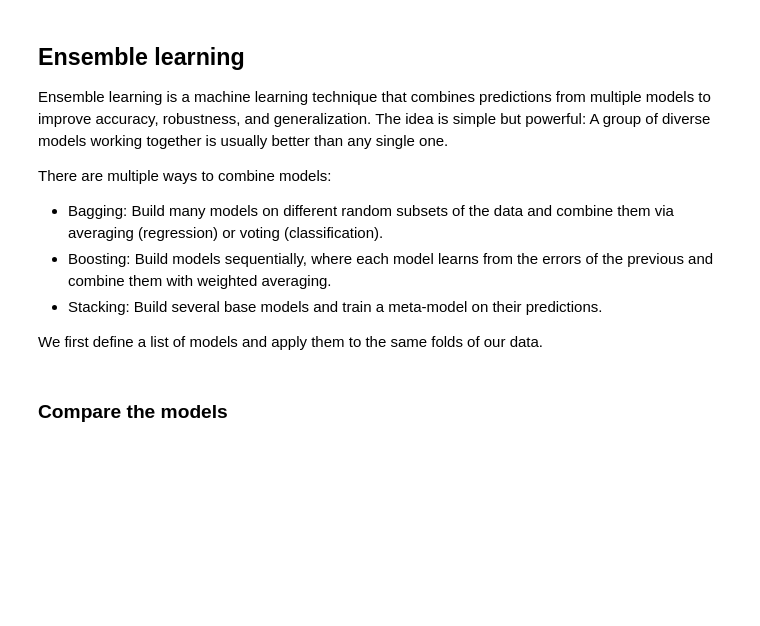
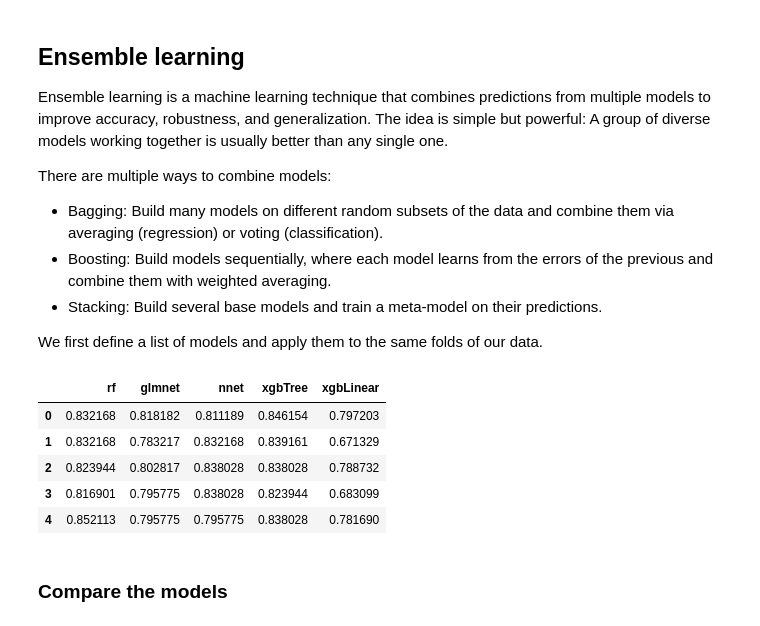
Before and after one commit to ha-pu/data_course, a Jupyter notebook: 4-machine_learning.ipynb, the cells around one changed output. Drawn from its saved outputs; the diff is of its cells as text; code cells hidden in the pictures; blank space fills up the shorter version.

```diff
--- a/4-machine_learning.ipynb
+++ b/4-machine_learning.ipynb
@@ -843,20 +804,27 @@ There are multiple ways to combine models:
 We first define a list of models and apply them to the same folds of our data.
 # %%
 stack_cv = StratifiedKFold(n_splits=5, shuffle=True, random_state=123)
-stack_splits = list(stack_cv.split(X_train, y_train_array))
+stack_splits = list(stack_cv.split(X_train, y_train_enc))
 stack_estimators = [(name, clone(estimator)) for name, estimator in models.items()]
 
 resample_scores = {}
 for name, estimator in stack_estimators:
     scores = []
     for train_idx, val_idx in stack_splits:
         est = clone(estimator)
-        est.fit(X_train.iloc[train_idx], y_train_array[train_idx])
-        scores.append(est.score(X_train.iloc[val_idx], y_train_array[val_idx]))
+        est.fit(X_train.iloc[train_idx], y_train_enc[train_idx])
+        scores.append(est.score(X_train.iloc[val_idx], y_train_enc[val_idx]))
     resample_scores[name] = scores
 
 resamples_df = pd.DataFrame(resample_scores)
 resamples_df
+# %% [output]
+|  | rf | glmnet | nnet | xgbTree | xgbLinear |
+| 0 | 0.832168 | 0.818182 | 0.811189 | 0.846154 | 0.797203 |
+| 1 | 0.832168 | 0.783217 | 0.832168 | 0.839161 | 0.671329 |
+| 2 | 0.823944 | 0.802817 | 0.838028 | 0.838028 | 0.788732 |
+| 3 | 0.816901 | 0.795775 | 0.838028 | 0.823944 | 0.683099 |
+| 4 | 0.852113 | 0.795775 | 0.795775 | 0.838028 | 0.781690 |
 # %% [markdown]
 ### Compare the models
 # %%
```
Also changed, not shown: parts of 25 cells of this notebook.
